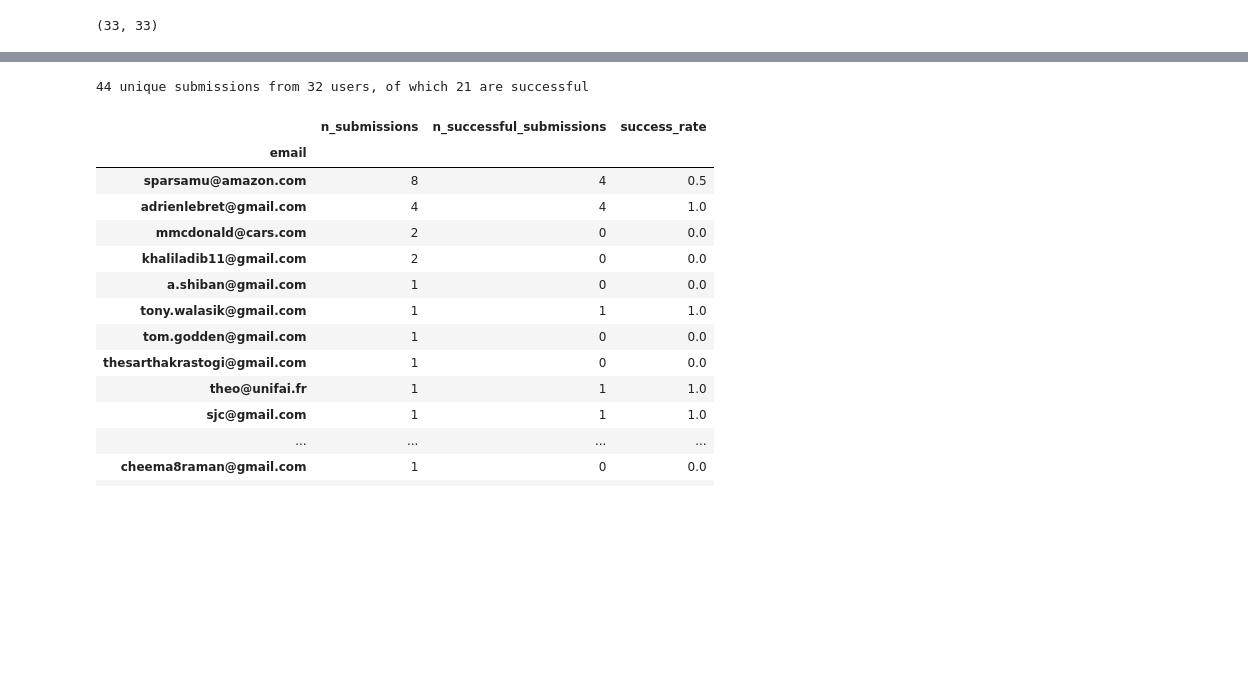
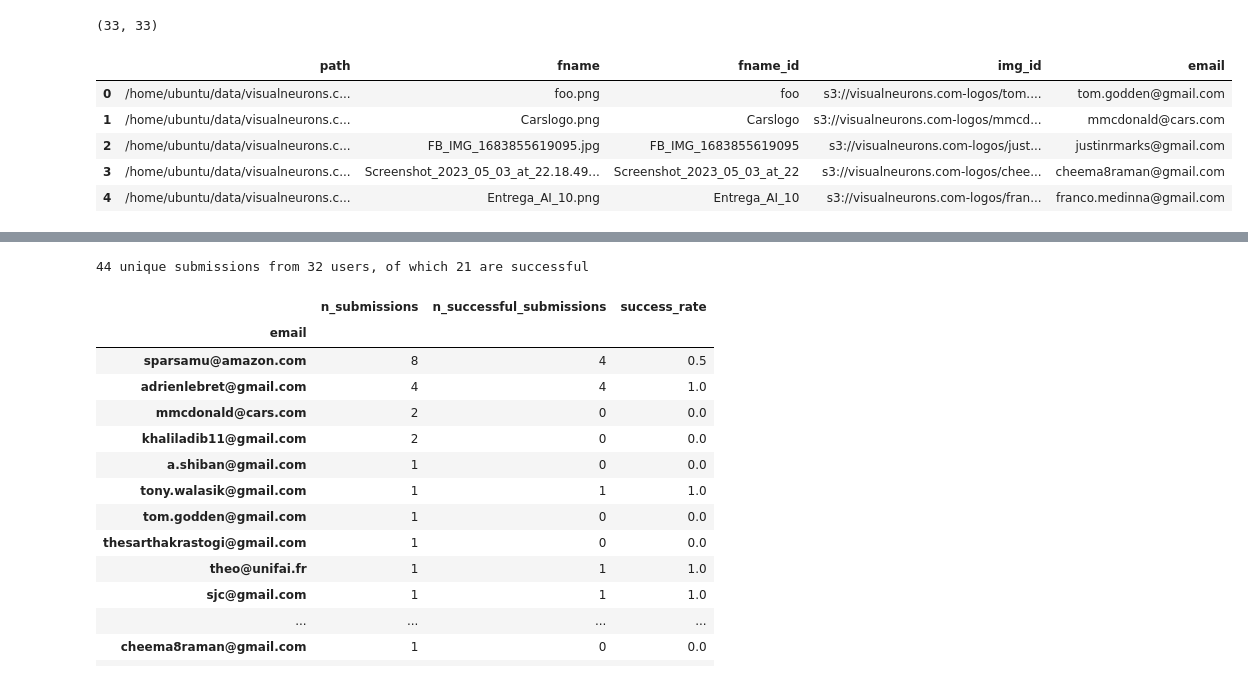
Before and after one commit to FraPochetti/logoai, a Jupyter notebook: controlnet/users.ipynb, the cells around one changed output, grey strips where cells are left out. Drawn from its saved outputs; the diff is of its cells as text; code cells hidden in the pictures; blank space fills up the shorter version.

```diff
--- a/controlnet/users.ipynb
+++ b/controlnet/users.ipynb
@@ -40,4 +39,22 @@ user_activity = [user for user in output_path.ls() if is_ok_dir(str(user))]
 len(total_users), len(user_activity)
 # %% [output]
 (33, 33)
+# %%
+files = []
+for user in total_users:
+    files += list_files_recursive(user)
+
+input_ims = pd.DataFrame(files, columns=["path"])
+input_ims["fname"] = input_ims["path"].apply(lambda x: x.name)
+input_ims["fname_id"] = input_ims["fname"].apply(lambda x: x.split(".")[0])
+input_ims["img_id"] = input_ims["path"].apply(lambda x: str(x).replace("/home/ubuntu/data/", "s3://"))
+input_ims["email"] = input_ims["path"].apply(lambda x: str(x).split("/")[5].replace("_at_", "@"))
+input_ims.head()
+# %% [output]
+|  | path | fname | fname_id | img_id | email |
+| 0 | /home/ubuntu/data/visualneurons.c... | foo.png | foo | s3://visualneurons.com-logos/tom.... | tom.godden@gmail.com |
+| 1 | /home/ubuntu/data/visualneurons.c... | Carslogo.png | Carslogo | s3://visualneurons.com-logos/mmcd... | mmcdonald@cars.com |
+| 2 | /home/ubuntu/data/visualneurons.c... | FB_IMG_1683855619095.jpg | FB_IMG_1683855619095 | s3://visualneurons.com-logos/just... | justinrmarks@gmail.com |
+| 3 | /home/ubuntu/data/visualneurons.c... | Screenshot_2023_05_03_at_22.18.49... | Screenshot_2023_05_03_at_22 | s3://visualneurons.com-logos/chee... | cheema8raman@gmail.com |
+| 4 | /home/ubuntu/data/visualneurons.c... | Entrega_AI_10.png | Entrega_AI_10 | s3://visualneurons.com-logos/fran... | franco.medinna@gmail.com |
 # %%
```
Also changed, not shown: parts of 7 cells of this notebook, 2 other files.
